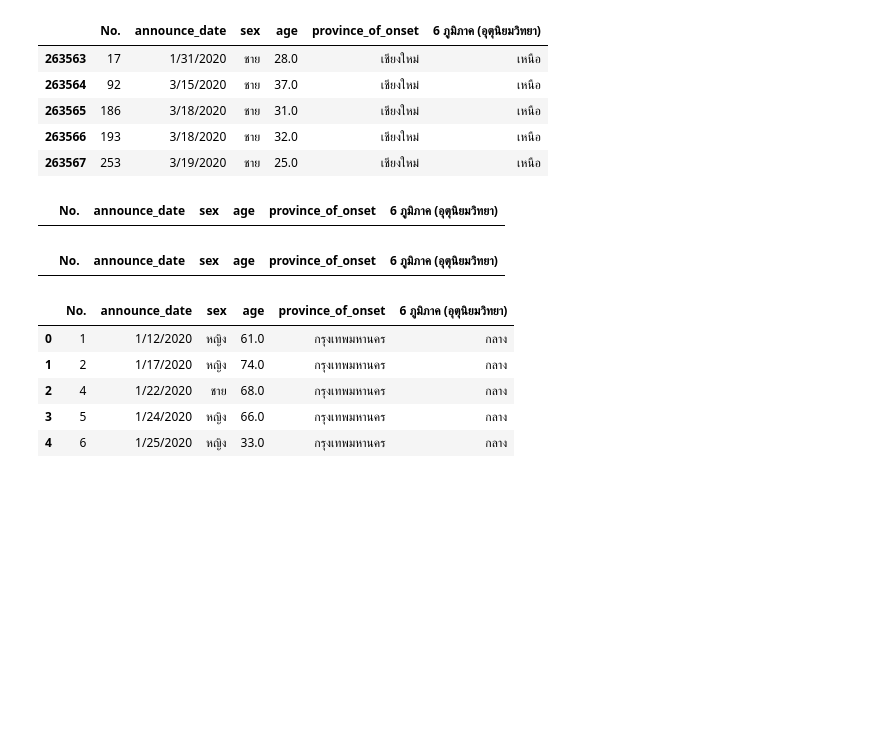
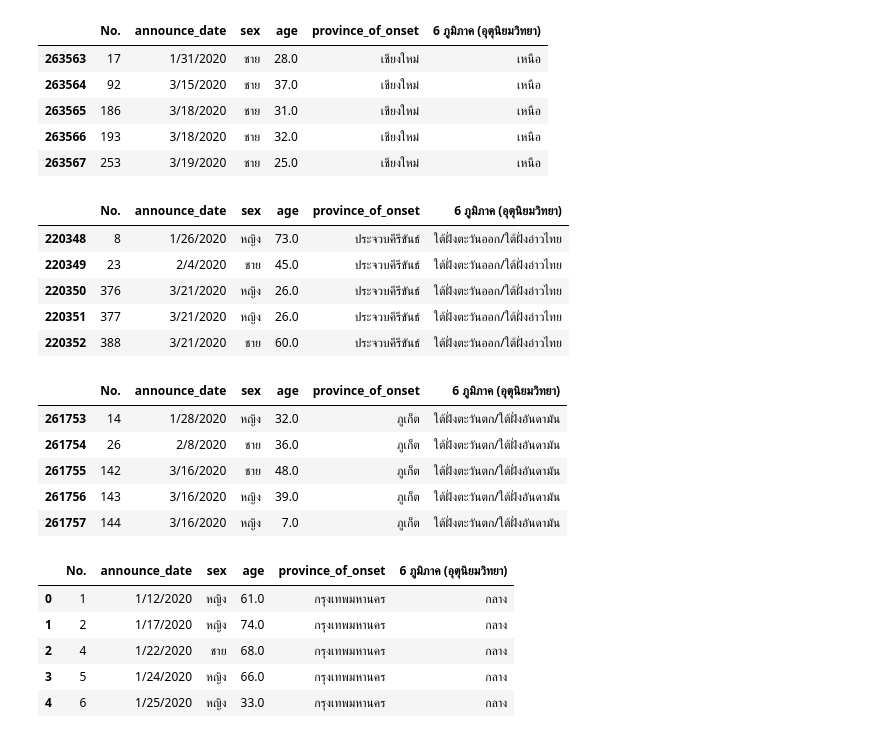
Before and after one commit to suphalaksana/data_viz_2022, a Jupyter notebook: BasicPython&DataViz_midterm2022.ipynb, the cells around one changed output. Saved outputs shown, nothing was run; the diff lists cells and outputs as text; code cells hidden in the pictures; blank space fills up the shorter version.

```diff
--- a/BasicPython&DataViz_midterm2022.ipynb
+++ b/BasicPython&DataViz_midterm2022.ipynb
@@ -352,15 +352,25 @@ meteo11.head() #อายุของผู้ป่วยคนแรกจา
 | 263566 | 193 | 3/18/2020 | ชาย | 32.0 | เชียงใหม่ | เหนือ |
 | 263567 | 253 | 3/19/2020 | ชาย | 25.0 | เชียงใหม่ | เหนือ |
 # %%
-meteo12 = data1[data1['6 ภูมิภาค (อุตุนิยมวิทยา)']=='ใต้ฝั่งตะวันออก/ใต้ฝั่่งอ่าวไทย'][['No.', 'announce_date', 'sex', 'age', 'province_of_onset', '6 ภูมิภาค (อุตุนิยมวิทยา)']]
-meteo12.head() #อายุของผู้ป่วยคนแรกจากการแบ่งภูมิภาคต่าง ๆ ตามอุตุนิยมวิทยา ของภาคใต้ฝั่งตะวันออก/ใต้ฝั่่งอ่าวไทย ไม่มี
+meteo12 = data1[data1['6 ภูมิภาค (อุตุนิยมวิทยา)']=='ใต้ฝั่งตะวันออก/ใต้ฝั่งอ่าวไทย'][['No.', 'announce_date', 'sex', 'age', 'province_of_onset', '6 ภูมิภาค (อุตุนิยมวิทยา)']]
+meteo12.head() #อายุของผู้ป่วยคนแรกจากการแบ่งภูมิภาคต่าง ๆ ตามอุตุนิยมวิทยา ของภาคใต้ฝั่งตะวันออก/ใต้ฝั่งอ่าวไทย คืออายุ 73 ปี
 # %% [output]
 |  | No. | announce_date | sex | age | province_of_onset | 6 ภูมิภาค (อุตุนิยมวิทยา) |
+| 220348 | 8 | 1/26/2020 | หญิง | 73.0 | ประจวบคีรีขันธ์ | ใต้ฝั่งตะวันออก/ใต้ฝั่งอ่าวไทย |
+| 220349 | 23 | 2/4/2020 | ชาย | 45.0 | ประจวบคีรีขันธ์ | ใต้ฝั่งตะวันออก/ใต้ฝั่งอ่าวไทย |
+| 220350 | 376 | 3/21/2020 | หญิง | 26.0 | ประจวบคีรีขันธ์ | ใต้ฝั่งตะวันออก/ใต้ฝั่งอ่าวไทย |
+| 220351 | 377 | 3/21/2020 | หญิง | 26.0 | ประจวบคีรีขันธ์ | ใต้ฝั่งตะวันออก/ใต้ฝั่งอ่าวไทย |
+| 220352 | 388 | 3/21/2020 | ชาย | 60.0 | ประจวบคีรีขันธ์ | ใต้ฝั่งตะวันออก/ใต้ฝั่งอ่าวไทย |
 # %%
-meteo13 = data1[data1['6 ภูมิภาค (อุตุนิยมวิทยา)']=='ใต้ฝั่งตะวันตก/ใต้ฝั่่งอันดามัน'][['No.', 'announce_date', 'sex', 'age', 'province_of_onset', '6 ภูมิภาค (อุตุนิยมวิทยา)']]
-meteo13.head() #อายุของผู้ป่วยคนแรกจากการแบ่งภูมิภาคต่าง ๆ ตามอุตุนิยมวิทยา ของภาคใต้ฝั่งตะวันตก/ใต้ฝั่่งอันดามัน ไม่มี
+meteo13 = data1[data1['6 ภูมิภาค (อุตุนิยมวิทยา)']=='ใต้ฝั่งตะวันตก/ใต้ฝั่งอันดามัน'][['No.', 'announce_date', 'sex', 'age', 'province_of_onset', '6 ภูมิภาค (อุตุนิยมวิทยา)']]
+meteo13.head() #อายุของผู้ป่วยคนแรกจากการแบ่งภูมิภาคต่าง ๆ ตามอุตุนิยมวิทยา ของภาคใต้ฝั่งตะวันตก/ใต้ฝั่งอันดามัน คืออายุ 32 ปี
 # %% [output]
 |  | No. | announce_date | sex | age | province_of_onset | 6 ภูมิภาค (อุตุนิยมวิทยา) |
+| 261753 | 14 | 1/28/2020 | หญิง | 32.0 | ภูเก็ต | ใต้ฝั่งตะวันตก/ใต้ฝั่งอันดามัน |
+| 261754 | 26 | 2/8/2020 | ชาย | 36.0 | ภูเก็ต | ใต้ฝั่งตะวันตก/ใต้ฝั่งอันดามัน |
+| 261755 | 142 | 3/16/2020 | ชาย | 48.0 | ภูเก็ต | ใต้ฝั่งตะวันตก/ใต้ฝั่งอันดามัน |
+| 261756 | 143 | 3/16/2020 | หญิง | 39.0 | ภูเก็ต | ใต้ฝั่งตะวันตก/ใต้ฝั่งอันดามัน |
+| 261757 | 144 | 3/16/2020 | หญิง | 7.0 | ภูเก็ต | ใต้ฝั่งตะวันตก/ใต้ฝั่งอันดามัน |
 # %%
 meteo14 = data1[data1['6 ภูมิภาค (อุตุนิยมวิทยา)']=='กลาง'][['No.', 'announce_date', 'sex', 'age', 'province_of_onset', '6 ภูมิภาค (อุตุนิยมวิทยา)']]
 meteo14.head() #อายุของผู้ป่วยคนแรกจากการแบ่งภูมิภาคต่าง ๆ ตามอุตุนิยมวิทยา ของภาคกลาง คือ 61 ปี
```
Also changed, not shown: parts of 8 cells of this notebook.
